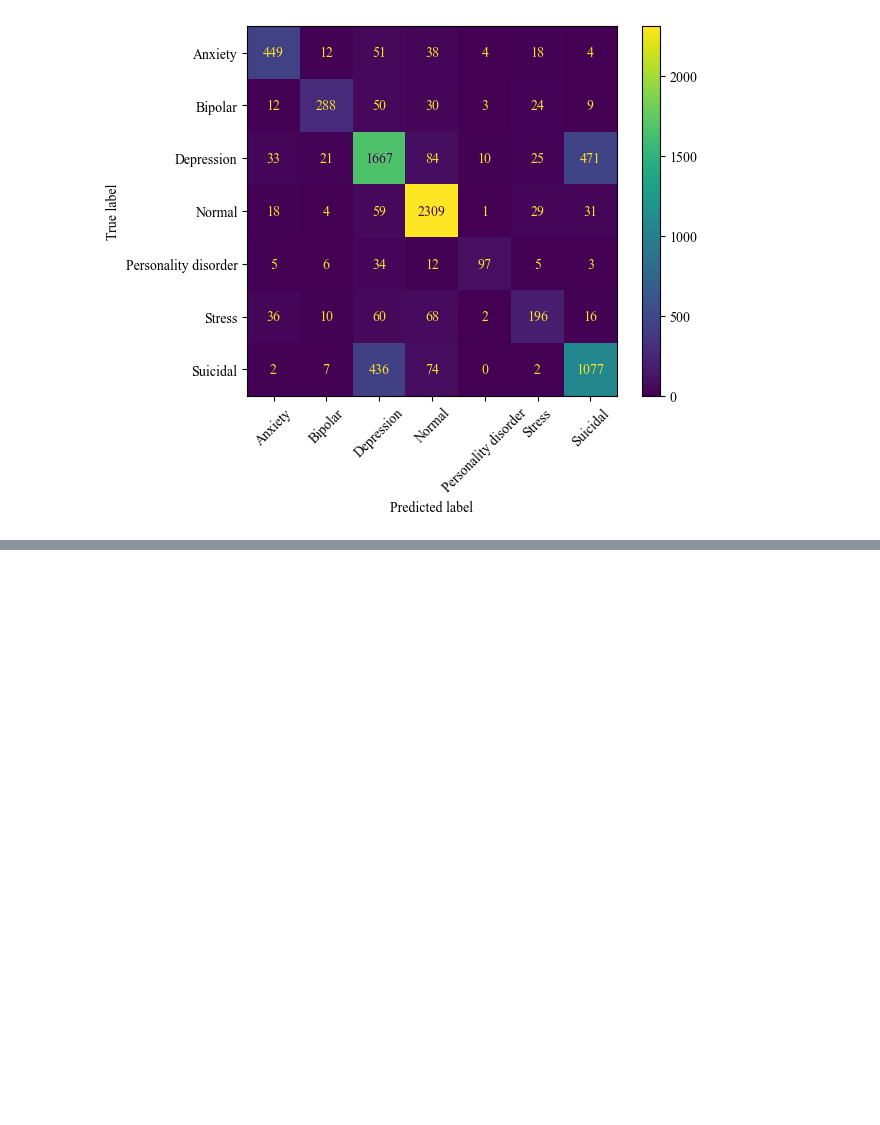
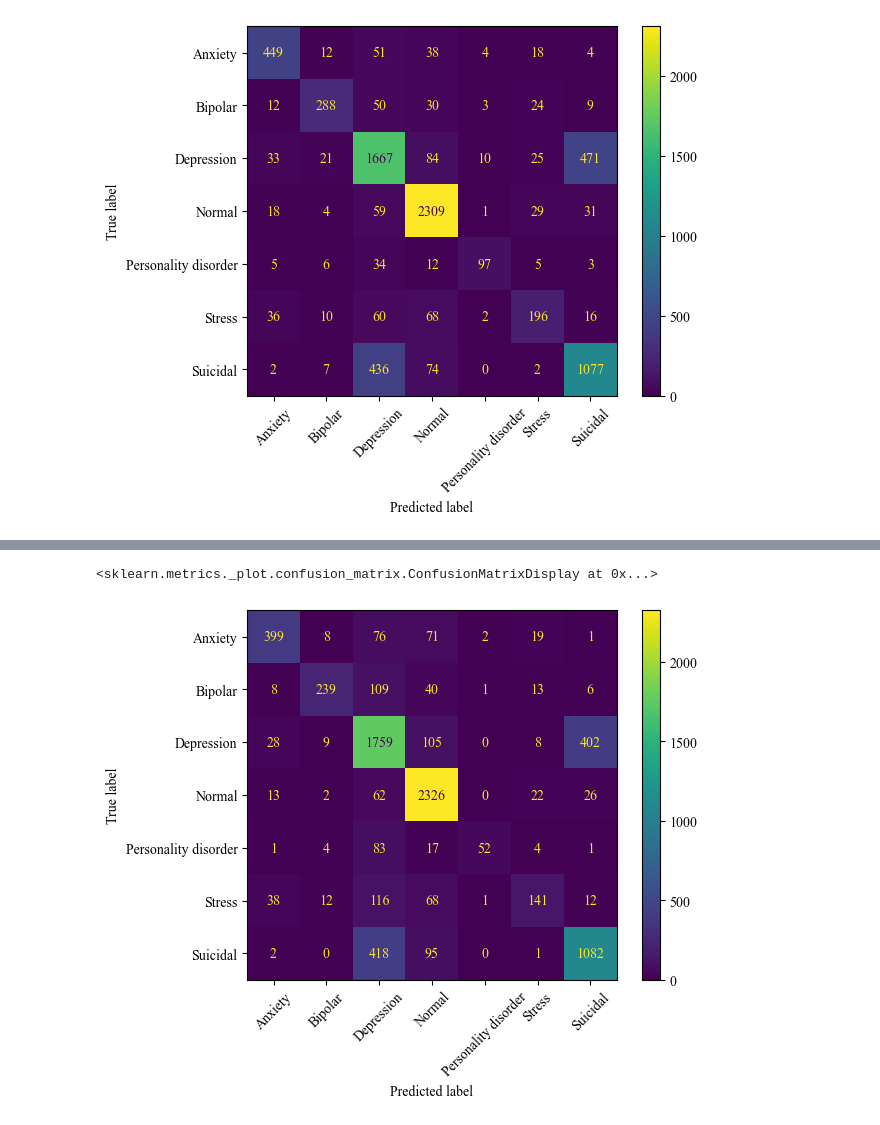
Before and after one commit to julbor2003/NLP-Sentiment-Analysis-for-Mental-Health, a Jupyter notebook: experiments/e2-svm-context.ipynb, the cells around one changed output, grey strips where cells are left out. Saved outputs shown, nothing was run; the diff lists cells and outputs as text; code cells hidden in the pictures; blank space fills up the shorter version.

```diff
--- a/experiments/e2-svm-context.ipynb
+++ b/experiments/e2-svm-context.ipynb
@@ -134,0 +206,13 @@ plt.show()
+# %%
+# pipeline dla TF-IDF z użyciem bigramów
+bi_pipeline = Pipeline([
+    ("tfidf", TfidfVectorizer(ngram_range=(1, 2))),
+    ("log_reg", LogisticRegression(max_iter=1_000))
+])
+# %%
+bi_pipeline.fit(X_train_base, y_train)
+y_val_pred_bi = bi_pipeline.predict(X_val_base)
+f1_macro_bi = f1_score(y_val, y_val_pred_bi, average='macro')
+
+print(classification_report(y_val, y_val_pred_bi))
+print(f"F1 macro: {f1_macro_bi:.2f}")
@@ -134,0 +235,8 @@ plt.show()
+# %%
+cm_bi = confusion_matrix(y_val, y_val_pred_bi)
+ConfusionMatrixDisplay.from_predictions(
+    y_val, y_val_pred_bi,
+    xticks_rotation=45)
+# %% [output]
+<sklearn.metrics._plot.confusion_matrix.ConfusionMatrixDisplay at 0x...>
+[figure, added]
```
Also changed, not shown: parts of 27 cells of this notebook, 1 other file.
